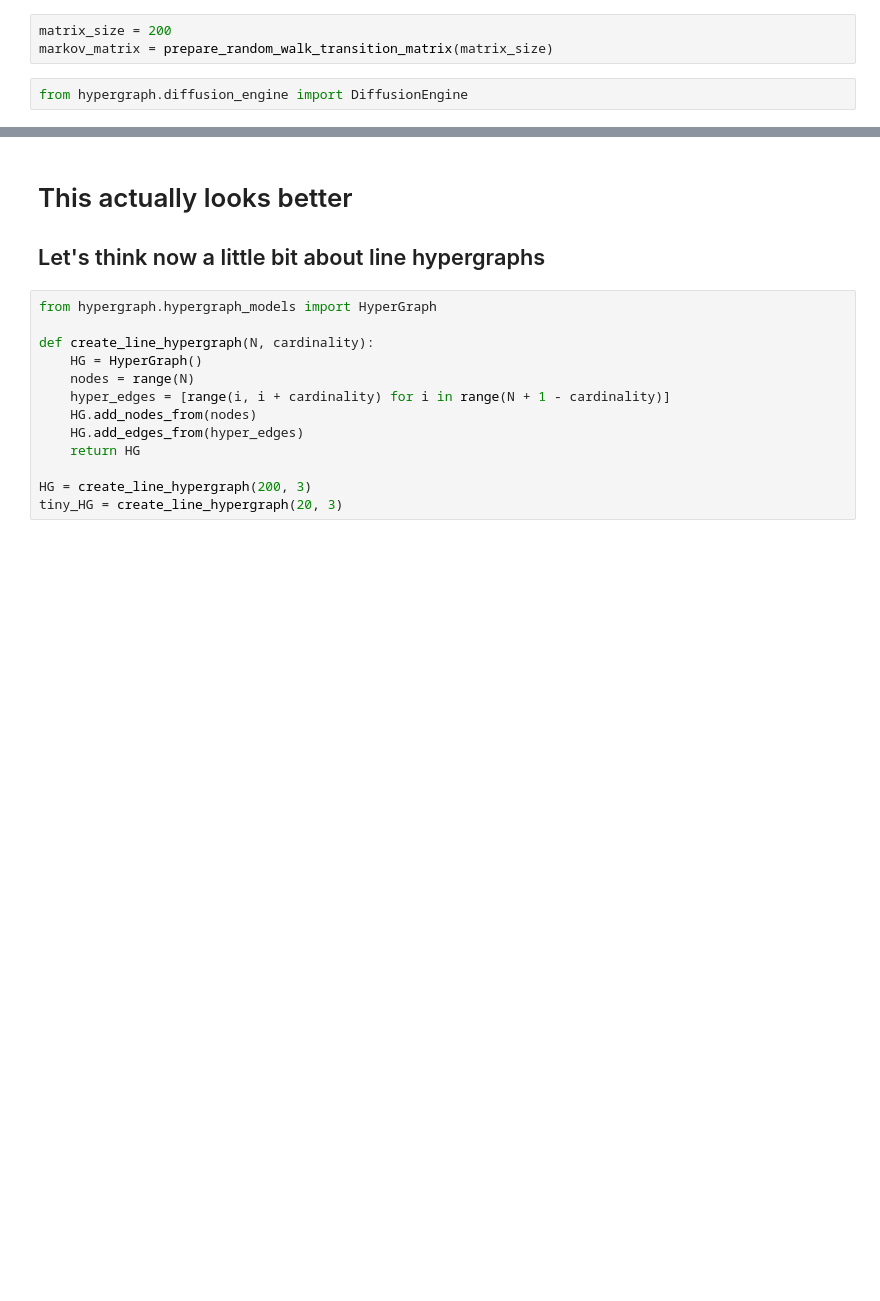
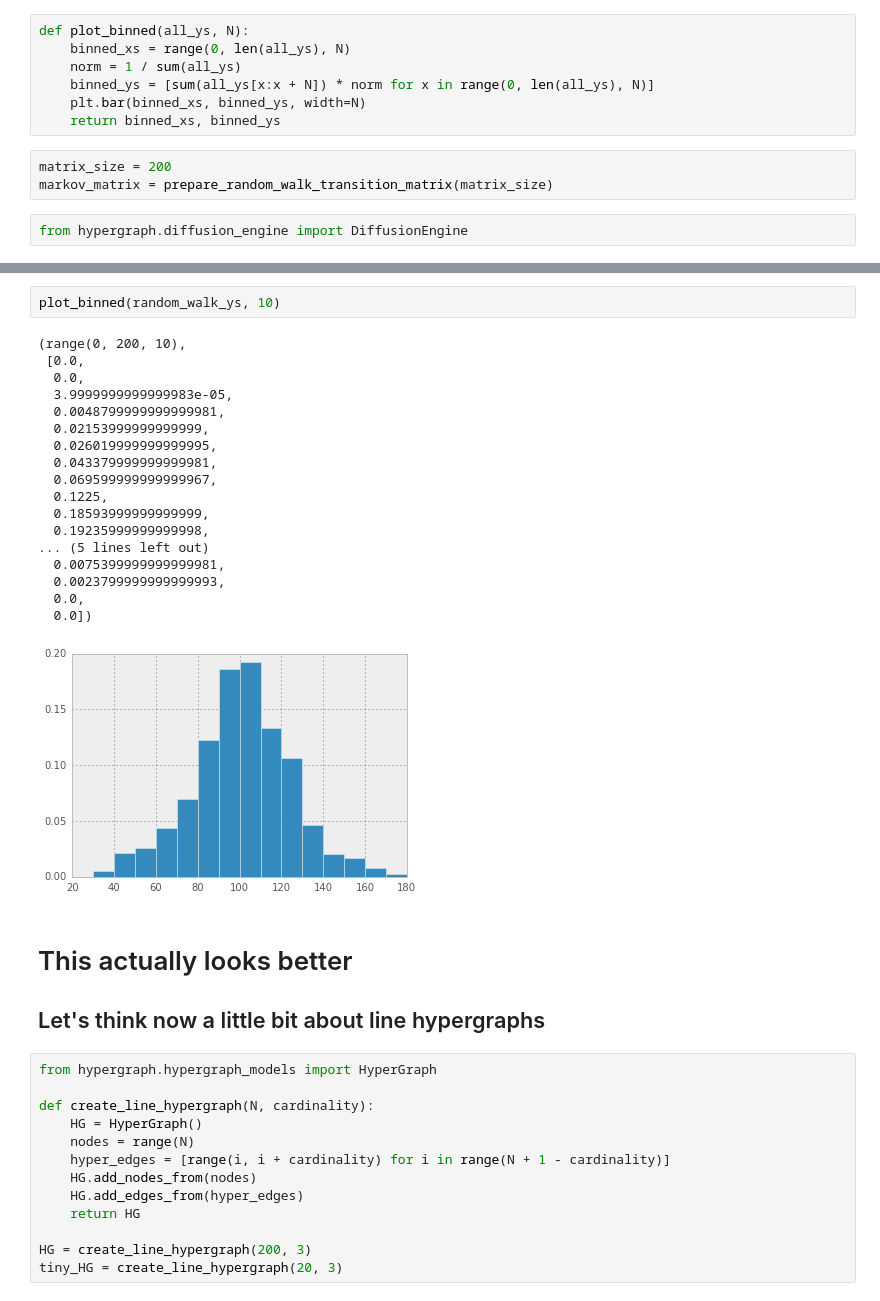
Before and after one commit to ilonajulczuk/hypergraph, a Jupyter notebook: notebooks/Random Walks.ipynb, the cells around one changed output, grey strips where cells are left out. Drawn from its saved outputs; the diff is of its cells as text; blank space fills up the shorter version.

```diff
--- a/notebooks/Random Walks.ipynb
+++ b/notebooks/Random Walks.ipynb
@@ -141,6 +157,13 @@ markov_matrix = prepare_random_walk_transition_matrix(matrix_size)
 plot_transition_matrix(markov_matrix)
 # %% [output]
 [figure]
+# %%
+def plot_binned(all_ys, N):
+    binned_xs = range(0, len(all_ys), N)
+    norm = 1 / sum(all_ys)
+    binned_ys = [sum(all_ys[x:x + N]) * norm for x in range(0, len(all_ys), N)]
+    plt.bar(binned_xs, binned_ys, width=N)
+    return binned_xs, binned_ys
 # %%
 matrix_size = 200
 markov_matrix = prepare_random_walk_transition_matrix(matrix_size)
@@ -206,3 +232,24 @@ plt.bar(xs, all_ys, color='crimson', label='Simulated')
+# %%
+plot_binned(random_walk_ys, 10)
+# %% [output]
+(range(0, 200, 10),
+ [0.0,
+  0.0,
+  3.9999999999999983e-05,
+  0.0048799999999999981,
+  0.02153999999999999,
+  0.026019999999999995,
+  0.043379999999999981,
+  0.069599999999999967,
+  0.1225,
+  0.18593999999999999,
+  0.19235999999999998,
+... (5 lines left out)
+  0.0075399999999999981,
+  0.0023799999999999993,
+  0.0,
+  0.0])
+[figure, added]
 # %% [markdown]
 # This actually looks better
 
```
Also changed, not shown: parts of 18 cells of this notebook, 1 other file.
